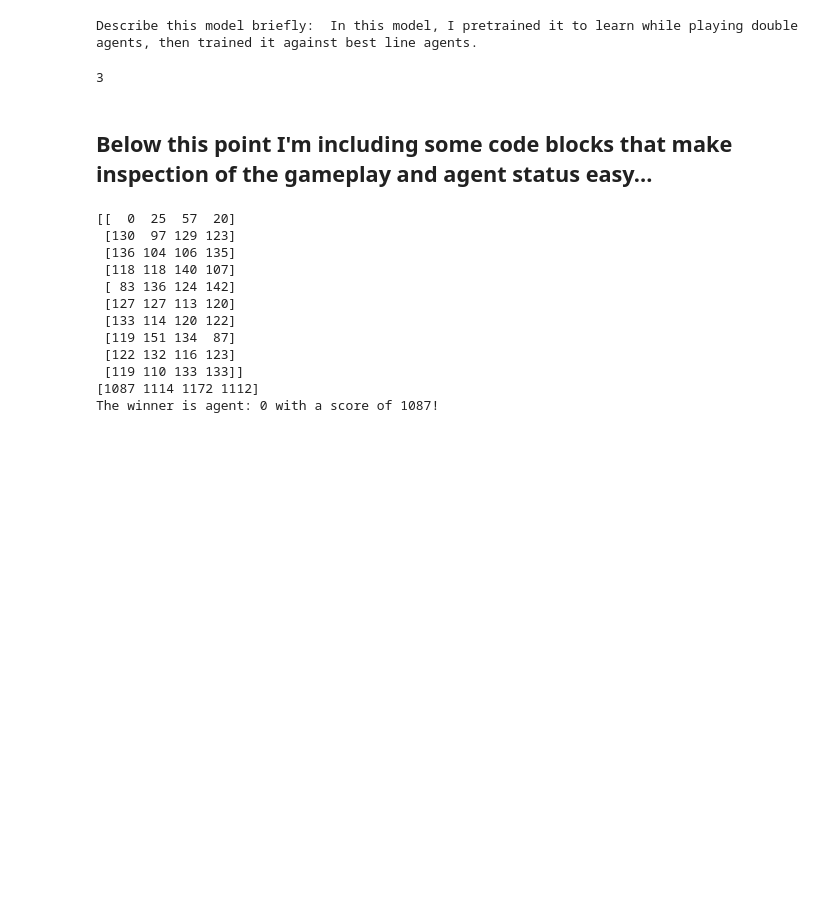
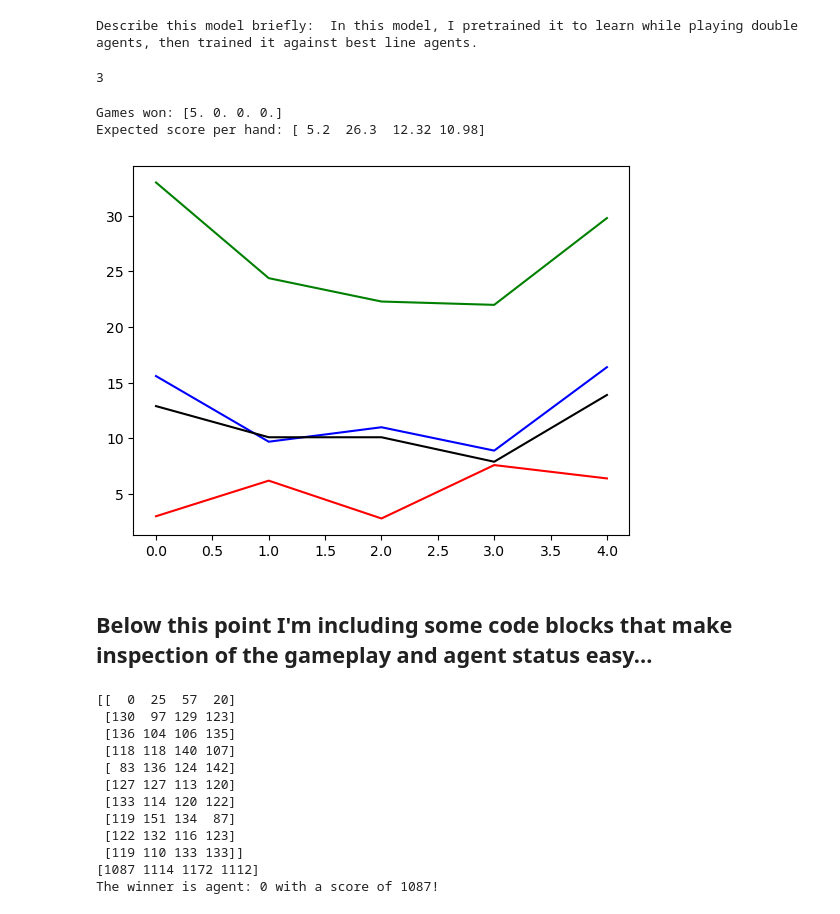
Before and after one commit to landoskape/dominoes, a Jupyter notebook: dominoes.ipynb, the cells around one changed output. Saved outputs shown, nothing was run; the diff lists cells and outputs as text; code cells hidden in the pictures; blank space fills up the shorter version.

```diff
--- a/dominoes.ipynb
+++ b/dominoes.ipynb
@@ -61,7 +61,7 @@ Using device: cuda
 # initialize game, and create agents
 numPlayers = 4
 highestDominoe = 9
-game = dg.dominoeGameValueAgents(highestDominoe, numPlayers=numPlayers, agents=(da.lineValueAgent, da.greedyAgent, da.greedyAgent, da.greedyAgent), defaultAgent=da.dominoeAgent, device=device)
+game = dg.dominoeGame(highestDominoe, numPlayers=numPlayers, agents=(da.lineValueAgent, da.greedyAgent, da.greedyAgent, da.greedyAgent), defaultAgent=da.dominoeAgent, device=device)
 
 fileName = 'lineValueAgentParameters_230728_0.npy'
 game.agents[0].loadAgentParameters(fm.savePath() / fileName)
@@ -216,6 +216,35 @@ Describe this model briefly:  In this model, I pretrained it to learn while play
 np.random.randint(5)
 # %% [output]
 3
+# %%
+# initialize game, and create agents
+numPlayers = 4
+highestDominoe = 9
+game = dg.dominoeGame(highestDominoe, numPlayers=numPlayers, agents=(da.lineValueAgent, da.basicValueAgent, da.greedyAgent, da.greedyAgent), defaultAgent=da.dominoeAgent, device=device)
+
+fileName = 'lineValueAgentParameters_230802_0.npy'
+game.agents[0].loadAgentParameters(fm.savePath() / fileName)
+game.agents[0].alpha = 1e-5
+
+# run training rounds
+trainingGames = 5
+trainingRounds = 10
+trainingWinnerCount = np.zeros(numPlayers)
+trainingScoreTally = np.zeros((trainingGames,numPlayers))
+for gameIdx in tqdm(range(trainingGames)):
+    game.playGame(rounds=trainingRounds)
+    trainingWinnerCount[game.currentWinner] += 1
+    trainingScoreTally[gameIdx] += game.currentScore
+# %%
+print(f"Games won: {trainingWinnerCount}")
+print(f"Expected score per hand: {np.sum(trainingScoreTally,axis=0) / trainingGames / trainingRounds}")
+c = ['r','g','b','k']
+for i in range(4):
+    plt.plot(range(trainingGames), trainingScoreTally[:,i]/trainingRounds, c=c[i])
+# %% [output]
+Games won: [5. 0. 0. 0.]
+Expected score per hand: [ 5.2  26.3  12.32 10.98]
+[figure, added]
 # %% [markdown]
 ## Below this point I'm including some code blocks that make inspection of the gameplay and agent status easy...
 # %%
```
Also changed, not shown: 2 other files.
